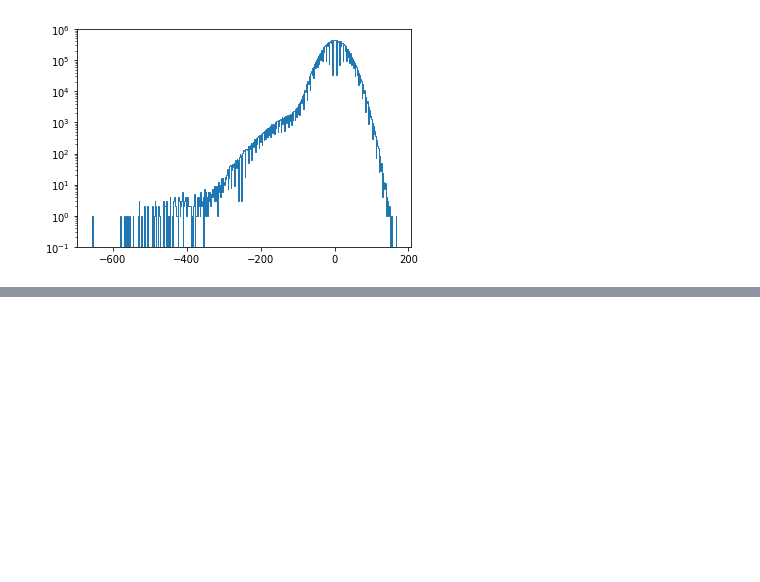
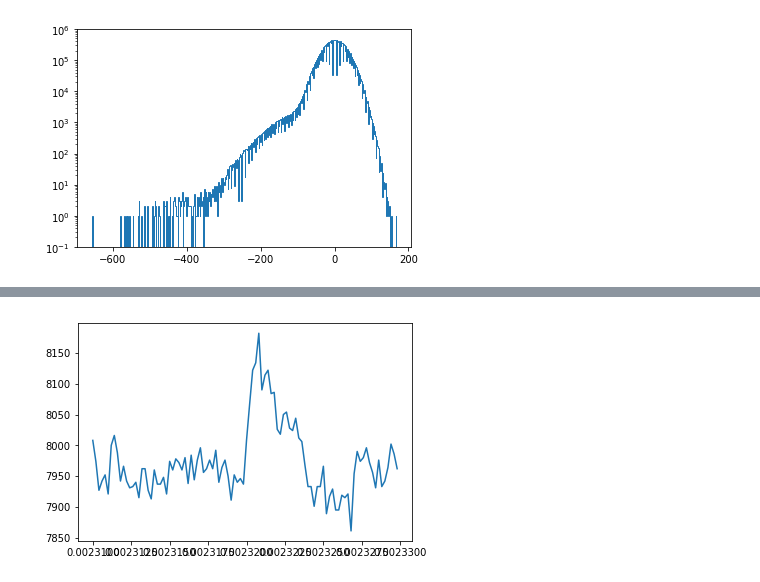
Before and after one commit to syedm101/photon-counting, a Jupyter notebook: Heralding Ratio.ipynb, the cells around one changed output, grey strips where cells are left out. Cells and saved outputs as stored; diff of their text form; code cells hidden in the pictures; blank space fills up the shorter version.

```diff
--- a/Heralding Ratio.ipynb
+++ b/Heralding Ratio.ipynb
@@ -56,0 +73,7 @@ plt.show()
+# %%
+xs1p = x1[11550:11650]
+ys1p = y1[11550:11650]
+plt.plot(xs1p,ys1p)
+plt.show()
+# %% [output]
+[figure, added]
```
Also changed, not shown: parts of 24 cells of this notebook.
